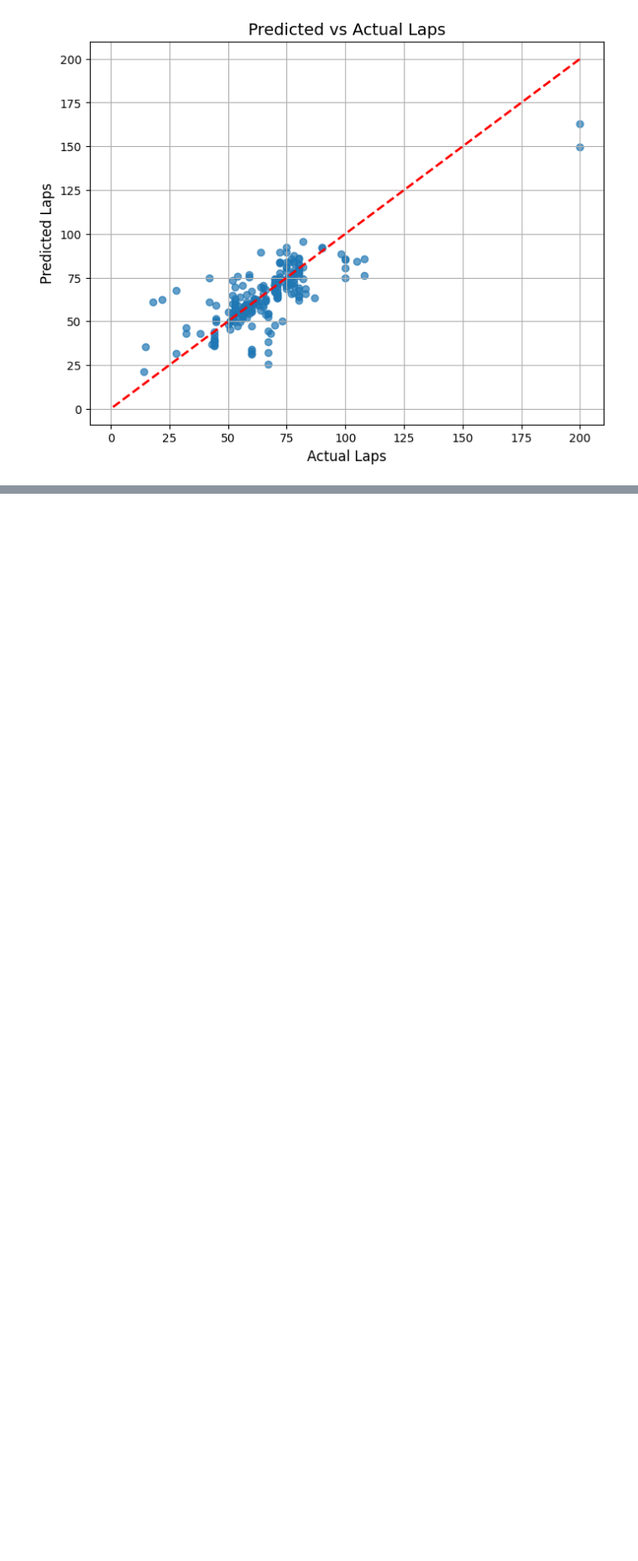
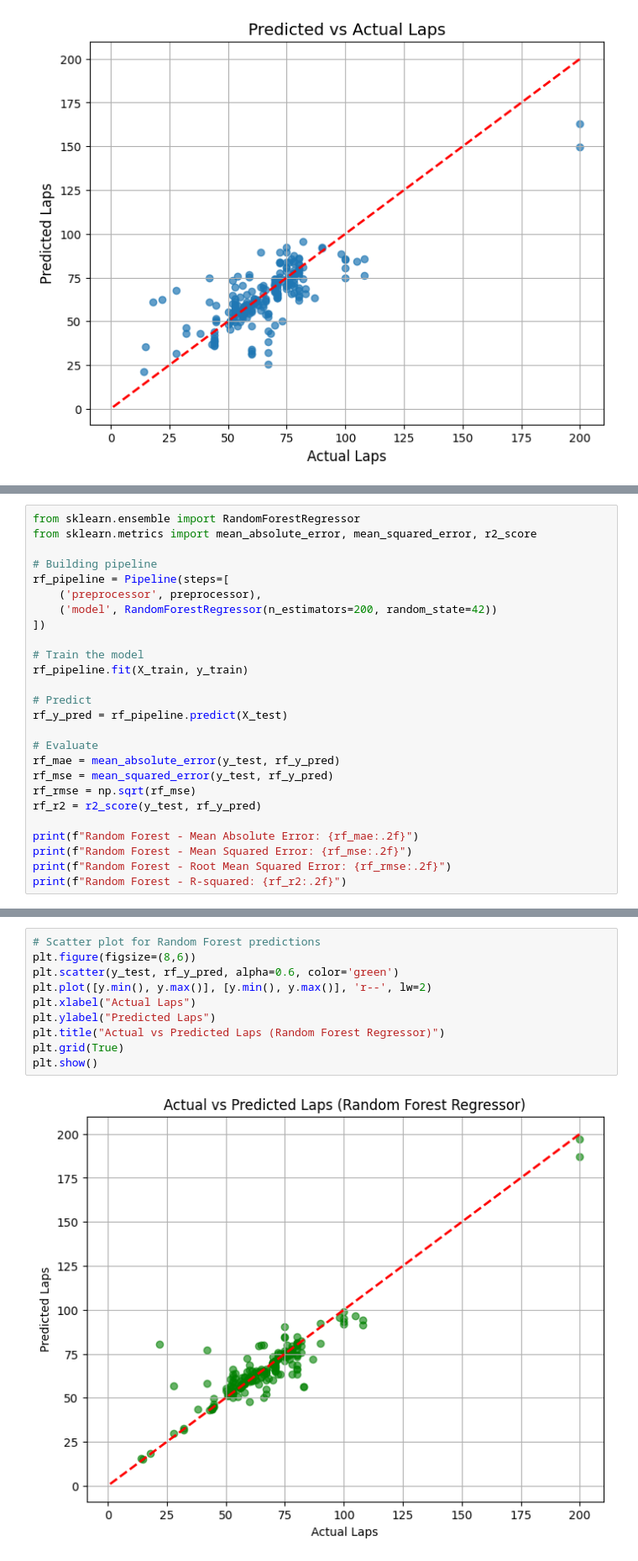
Before and after one commit to kxrrym03/Formula1-Analysis-, a Jupyter notebook: Formula1.ipynb, the cells around one changed output, grey strips where cells are left out. Shown at 84% size. Cells and saved outputs as stored; diff of their text form; blank space fills up the shorter version.

Commit message:
Random Forest Regressor

```diff
--- a/Formula1.ipynb
+++ b/Formula1.ipynb
@@ -324,0 +327,26 @@ plt.show()
+# %%
+from sklearn.ensemble import RandomForestRegressor
+from sklearn.metrics import mean_absolute_error, mean_squared_error, r2_score
+
+# Building pipeline
+rf_pipeline = Pipeline(steps=[
+    ('preprocessor', preprocessor),
+    ('model', RandomForestRegressor(n_estimators=200, random_state=42))
+])
+
+# Train the model
+rf_pipeline.fit(X_train, y_train)
+
+# Predict
+rf_y_pred = rf_pipeline.predict(X_test)
+
+# Evaluate
+rf_mae = mean_absolute_error(y_test, rf_y_pred)
+rf_mse = mean_squared_error(y_test, rf_y_pred)
+rf_rmse = np.sqrt(rf_mse)
+rf_r2 = r2_score(y_test, rf_y_pred)
+
+print(f"Random Forest - Mean Absolute Error: {rf_mae:.2f}")
+print(f"Random Forest - Mean Squared Error: {rf_mse:.2f}")
+print(f"Random Forest - Root Mean Squared Error: {rf_rmse:.2f}")
+print(f"Random Forest - R-squared: {rf_r2:.2f}")
@@ -324,0 +358,12 @@ plt.show()
+# %%
+# Scatter plot for Random Forest predictions
+plt.figure(figsize=(8,6))
+plt.scatter(y_test, rf_y_pred, alpha=0.6, color='green')
+plt.plot([y.min(), y.max()], [y.min(), y.max()], 'r--', lw=2)
+plt.xlabel("Actual Laps")
+plt.ylabel("Predicted Laps")
+plt.title("Actual vs Predicted Laps (Random Forest Regressor)")
+plt.grid(True)
+plt.show()
+# %% [output]
+[figure, added]
```
Also changed, not shown: parts of 2 cells of this notebook.
